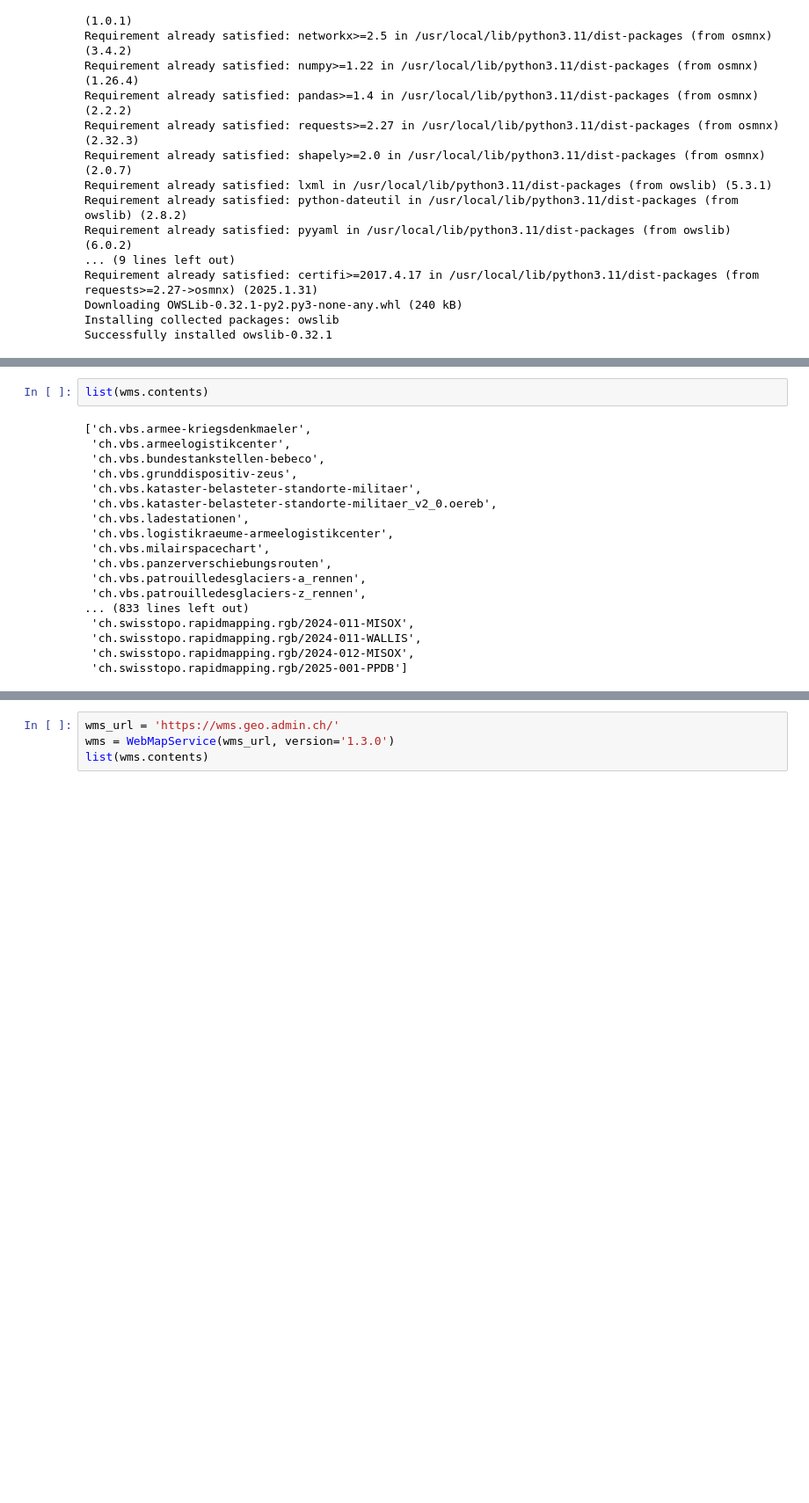
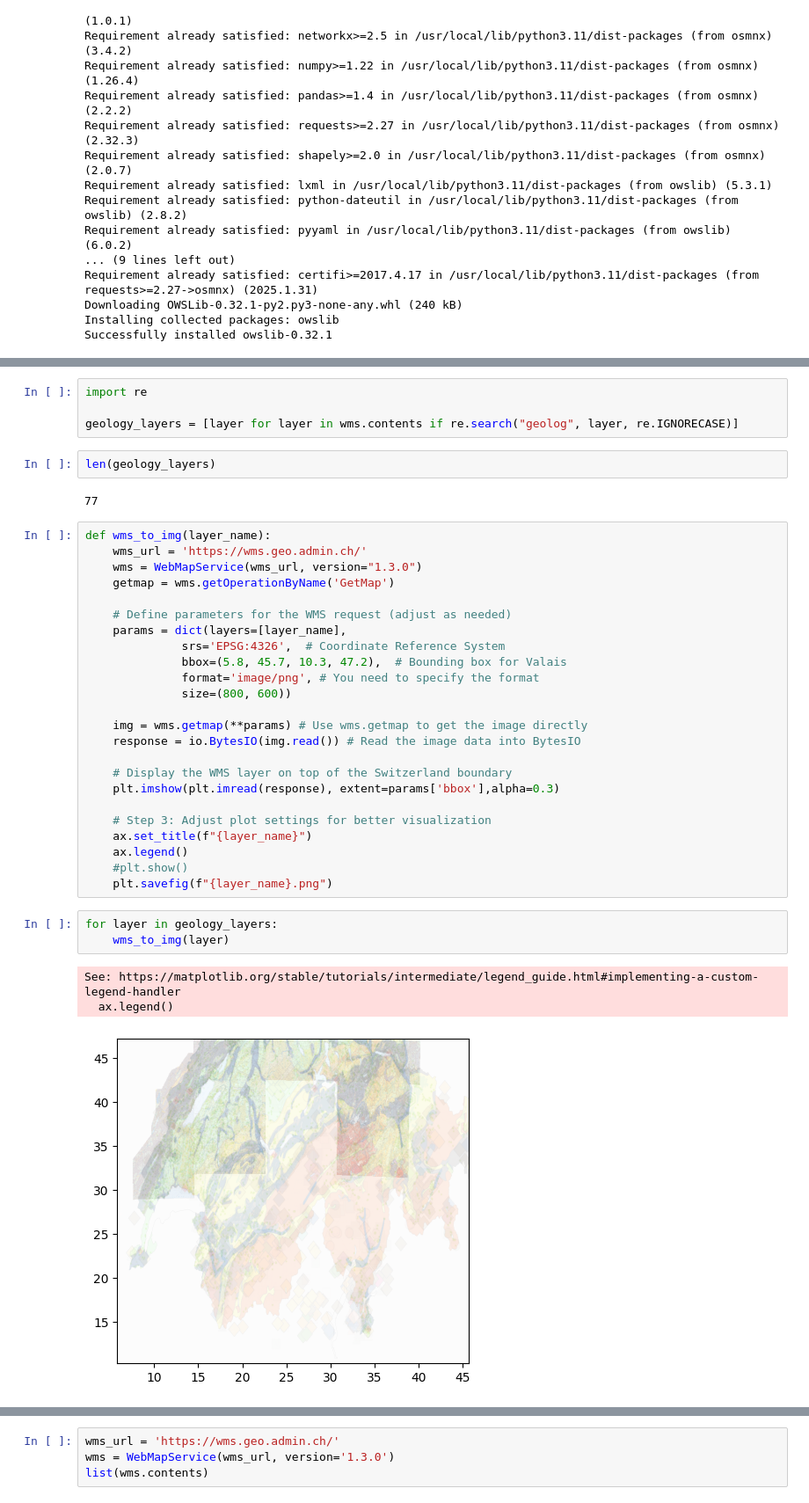
Before and after one commit to abelhenriot/crealp, a Jupyter notebook: based_on_colab.ipynb, the cells around one changed output, grey strips where cells are left out. Shown at 88% size. Saved outputs shown, nothing was run; the diff lists cells and outputs as text; blank space fills up the shorter version.

```diff
--- a/based_on_colab.ipynb
+++ b/based_on_colab.ipynb
@@ -43,23 +42,42 @@ from owslib.wms import WebMapService
 wms_url = "https://wms.geo.admin.ch/"
 
 wms = WebMapService(wms_url, version="1.3.0")
-# %%
-list(wms.contents)
-# %% [output]
-['ch.vbs.armee-kriegsdenkmaeler',
- 'ch.vbs.armeelogistikcenter',
- 'ch.vbs.bundestankstellen-bebeco',
- 'ch.vbs.grunddispositiv-zeus',
- 'ch.vbs.kataster-belasteter-standorte-militaer',
- 'ch.vbs.kataster-belasteter-standorte-militaer_v2_0.oereb',
- 'ch.vbs.ladestationen',
- 'ch.vbs.logistikraeume-armeelogistikcenter',
- 'ch.vbs.milairspacechart',
- 'ch.vbs.panzerverschiebungsrouten',
- 'ch.vbs.patrouilledesglaciers-a_rennen',
- 'ch.vbs.patrouilledesglaciers-z_rennen',
-... (833 lines left out)
- 'ch.swisstopo.rapidmapping.rgb/2024-011-MISOX',
- 'ch.swisstopo.rapidmapping.rgb/2024-011-WALLIS',
- 'ch.swisstopo.rapidmapping.rgb/2024-012-MISOX',
- 'ch.swisstopo.rapidmapping.rgb/2025-001-PPDB']
+# %%
+import re
+
+geology_layers = [layer for layer in wms.contents if re.search("geolog", layer, re.IGNORECASE)]
+# %%
+len(geology_layers)
+# %% [output]
+77
+# %%
+def wms_to_img(layer_name):
+    wms_url = 'https://wms.geo.admin.ch/'
+    wms = WebMapService(wms_url, version="1.3.0")
+    getmap = wms.getOperationByName('GetMap')
+
+    # Define parameters for the WMS request (adjust as needed)
+    params = dict(layers=[layer_name],
+              srs='EPSG:4326',  # Coordinate Reference System
+              bbox=(5.8, 45.7, 10.3, 47.2),  # Bounding box for Valais
+              format='image/png', # You need to specify the format
+              size=(800, 600))
+
+    img = wms.getmap(**params) # Use wms.getmap to get the image directly
+    response = io.BytesIO(img.read()) # Read the image data into BytesIO
+
+    # Display the WMS layer on top of the Switzerland boundary
+    plt.imshow(plt.imread(response), extent=params['bbox'],alpha=0.3)
+
+    # Step 3: Adjust plot settings for better visualization
+    ax.set_title(f"{layer_name}")
+    ax.legend()
+    #plt.show()
+    plt.savefig(f"{layer_name}.png")
+# %%
+for layer in geology_layers:
+    wms_to_img(layer)
+# %% [output]
+See: https://matplotlib.org/stable/tutorials/intermediate/legend_guide.html#implementing-a-custom-legend-handler
+  ax.legend()
+[figure, added]
```
Also changed, not shown: parts of 6 cells of this notebook.
